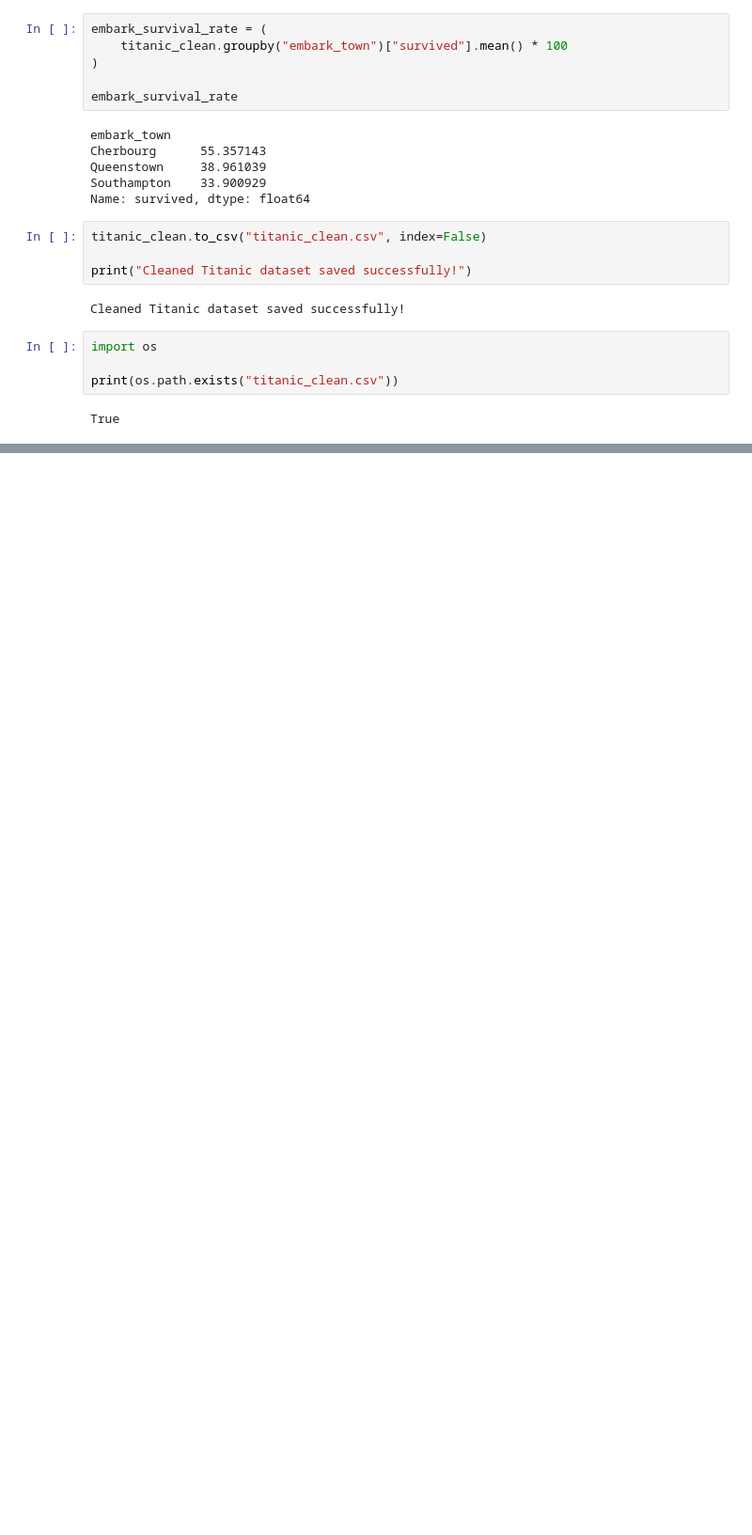
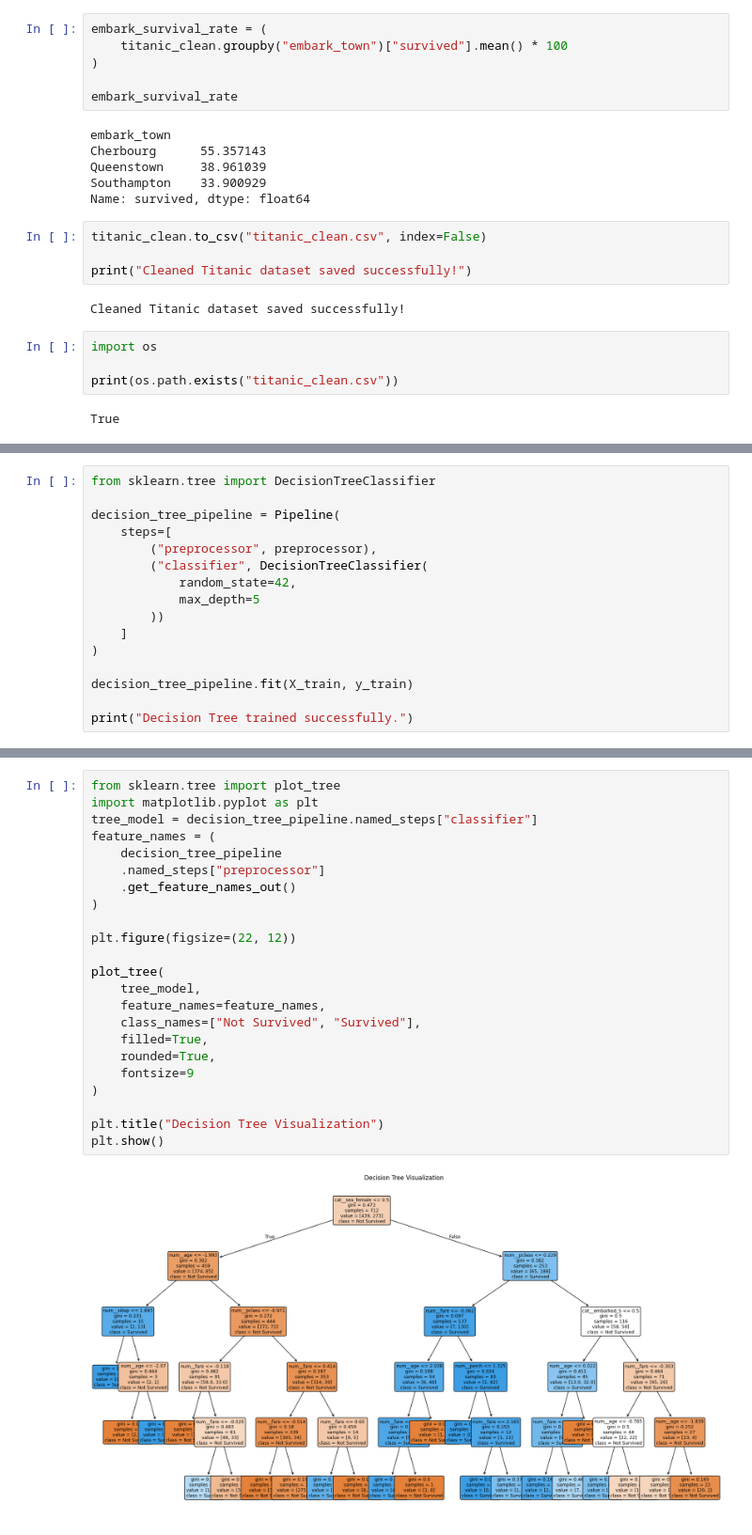
Before and after one commit to Harika200703/zepto-data-ai-platform, a Jupyter notebook: analytics/titanic_eda.ipynb, the cells around one changed output, grey strips where cells are left out. Shown at 94% size. Drawn from its saved outputs; the diff is of its cells as text; blank space fills up the shorter version.

```diff
--- a/analytics/titanic_eda.ipynb
+++ b/analytics/titanic_eda.ipynb
@@ -296,0 +435,16 @@ True
+# %%
+from sklearn.tree import DecisionTreeClassifier
+
+decision_tree_pipeline = Pipeline(
+    steps=[
+        ("preprocessor", preprocessor),
+        ("classifier", DecisionTreeClassifier(
+            random_state=42,
+            max_depth=5
+        ))
+    ]
+)
+
+decision_tree_pipeline.fit(X_train, y_train)
+
+print("Decision Tree trained successfully.")
@@ -296,0 +541,25 @@ True
+# %%
+from sklearn.tree import plot_tree
+import matplotlib.pyplot as plt
+tree_model = decision_tree_pipeline.named_steps["classifier"]
+feature_names = (
+    decision_tree_pipeline
+    .named_steps["preprocessor"]
+    .get_feature_names_out()
+)
+
+plt.figure(figsize=(22, 12))
+
+plot_tree(
+    tree_model,
+    feature_names=feature_names,
+    class_names=["Not Survived", "Survived"],
+    filled=True,
+    rounded=True,
+    fontsize=9
+)
+
+plt.title("Decision Tree Visualization")
+plt.show()
+# %% [output]
+[figure, added]
```
Also changed, not shown: parts of 32 cells of this notebook, 1 other file.
